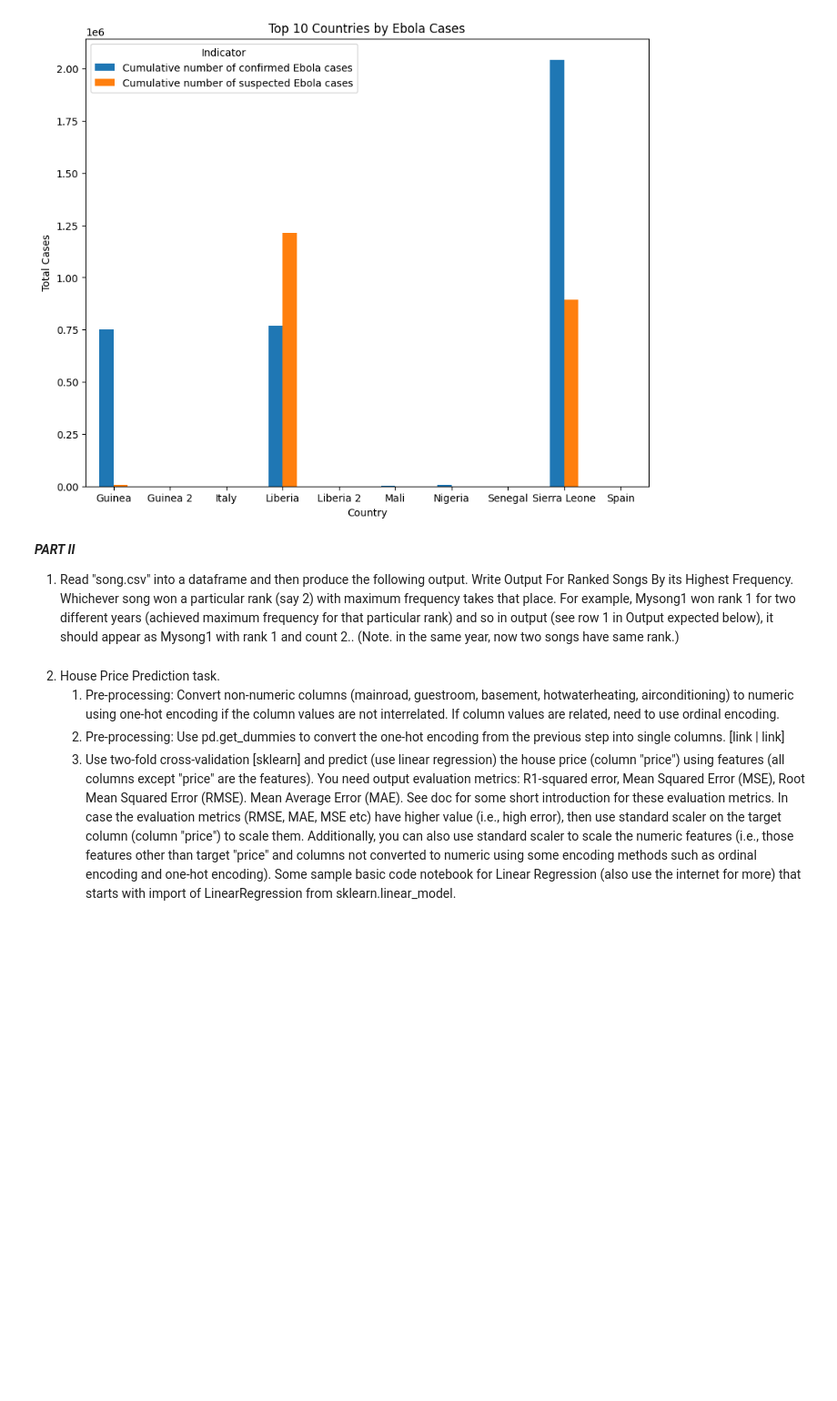
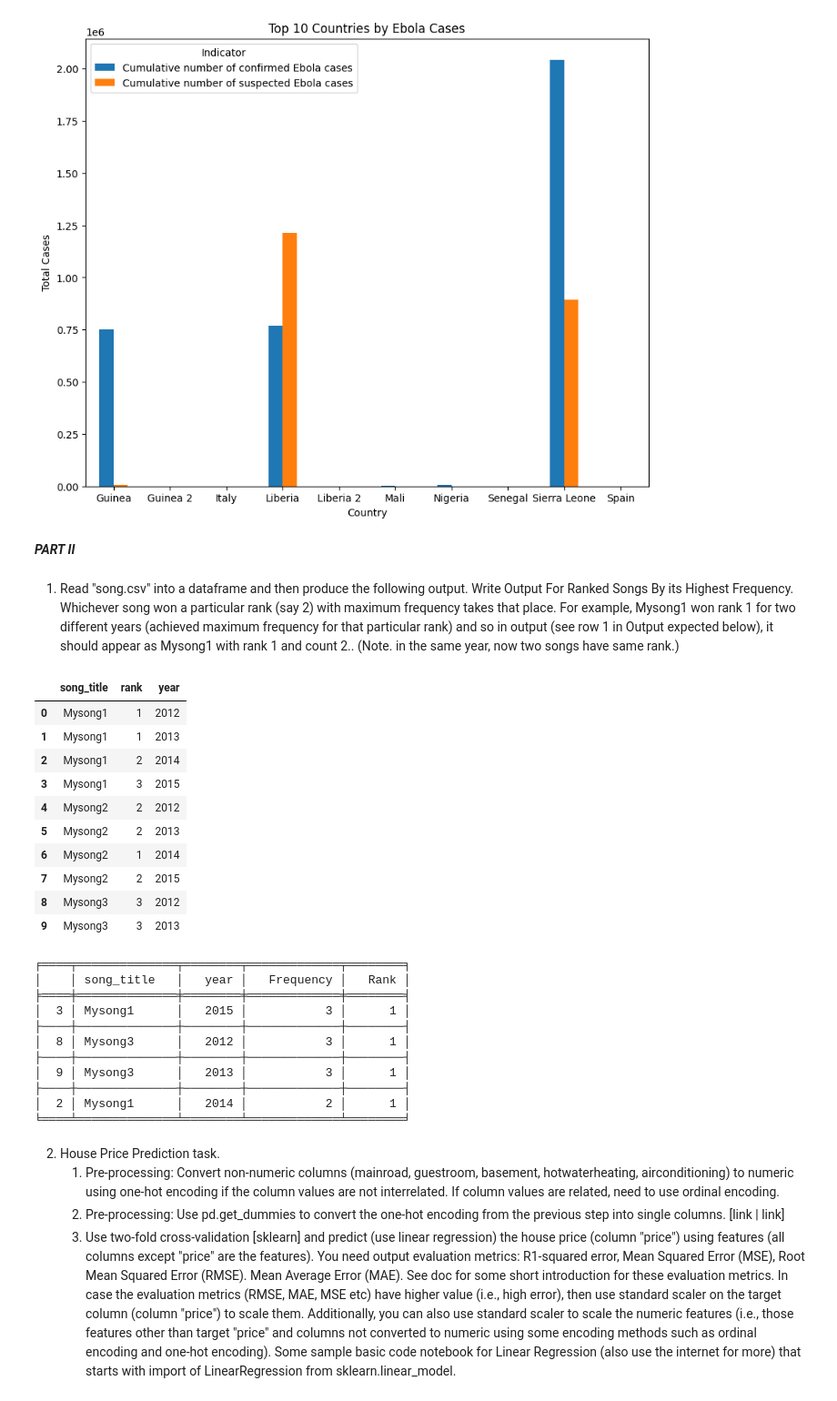
Before and after one commit to GNANASAMBANTHAN/GNANASAMBANTHAN, a Jupyter notebook: Mini_Project_6_(Ebola_Data_Analytics_+_Linear_Regression_House_Prediction_ML_Task).ipynb, the cells around one changed output. Shown: that part at 91% size. Drawn from its saved outputs; the diff is of its cells as text; code cells hidden in the pictures; blank space fills up the shorter version.

```diff
--- a/Mini_Project_6_(Ebola_Data_Analytics_+_Linear_Regression_House_Prediction_ML_Task).ipynb
+++ b/Mini_Project_6_(Ebola_Data_Analytics_+_Linear_Regression_House_Prediction_ML_Task).ipynb
@@ -209,11 +211,46 @@ plt.xticks(rotation=0)
 plt.show()
 # %% [output]
 [figure]
+# %% [markdown]
+***PART II***
 # %% [markdown]
-***PART II***
+
 1. Read "song.csv" into a dataframe and then produce the following output.
 Write Output For Ranked Songs By its Highest Frequency. Whichever song won a particular rank (say 2) with maximum frequency takes that place. For example, Mysong1 won rank 1 for two different years (achieved maximum frequency for that particular rank) and so in output (see row 1 in Output expected below), it should appear as Mysong1 with rank 1 and count 2..
 (Note. in the same year, now two songs have same rank.)
+# %%
+df1 = pd.read_csv('/content/drive/MyDrive/Colab Notebooks/song.csv')
+display(pd.DataFrame(df1))
+df2 = pd.DataFrame(df1)
+high_frequency = df2.groupby(['song_title', 'year'])['rank'].sum().reset_index()
+high_frequency = high_frequency.sort_values(by='rank', ascending=False)
+high_frequency['Rank'] = high_frequency.groupby('year')['rank'].rank(ascending=False, method='min')
+ranked_songs = high_frequency[high_frequency['Rank'] == 1]
+table = tabulate(ranked_songs[['song_title', 'year', 'rank', 'Rank']],headers=['song_title', 'year', 'Frequency', 'Rank'],tablefmt='fancy_grid')
+print(table)
+# %% [output]
+|  | song_title | rank | year |
+| 0 | Mysong1 | 1 | 2012 |
+| 1 | Mysong1 | 1 | 2013 |
+| 2 | Mysong1 | 2 | 2014 |
+| 3 | Mysong1 | 3 | 2015 |
+| 4 | Mysong2 | 2 | 2012 |
+| 5 | Mysong2 | 2 | 2013 |
+| 6 | Mysong2 | 1 | 2014 |
+| 7 | Mysong2 | 2 | 2015 |
+| 8 | Mysong3 | 3 | 2012 |
+| 9 | Mysong3 | 3 | 2013 |
+╒════╤══════════════╤════════╤═════════════╤════════╕
+│    │ song_title   │   year │   Frequency │   Rank │
+╞════╪══════════════╪════════╪═════════════╪════════╡
+│  3 │ Mysong1      │   2015 │           3 │      1 │
+├────┼──────────────┼────────┼─────────────┼────────┤
+│  8 │ Mysong3      │   2012 │           3 │      1 │
+├────┼──────────────┼────────┼─────────────┼────────┤
+│  9 │ Mysong3      │   2013 │           3 │      1 │
+├────┼──────────────┼────────┼─────────────┼────────┤
+│  2 │ Mysong1      │   2014 │           2 │      1 │
+╘════╧══════════════╧════════╧═════════════╧════════╛
 # %% [markdown]
 2. House Price Prediction task.
     1. Pre-processing: Convert non-numeric columns (mainroad, guestroom, basement, hotwaterheating, airconditioning) to numeric using one-hot encoding if the column values are not interrelated. If column values are related, need to use ordinal encoding.
```
Also changed, not shown: parts of 3 cells of this notebook.
